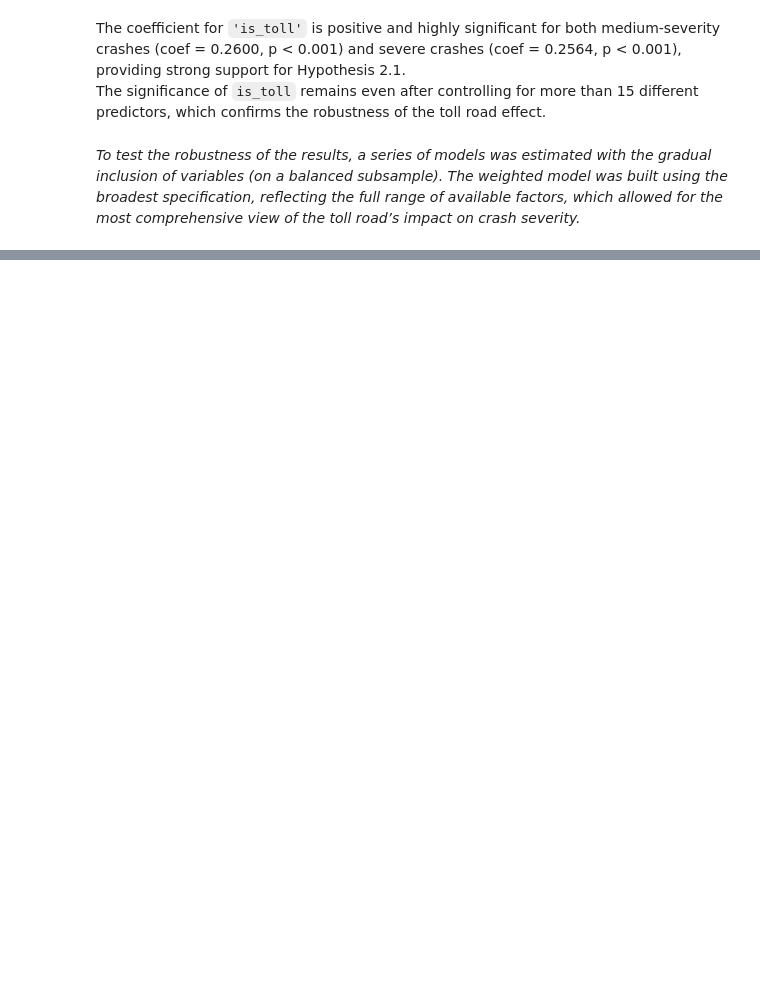
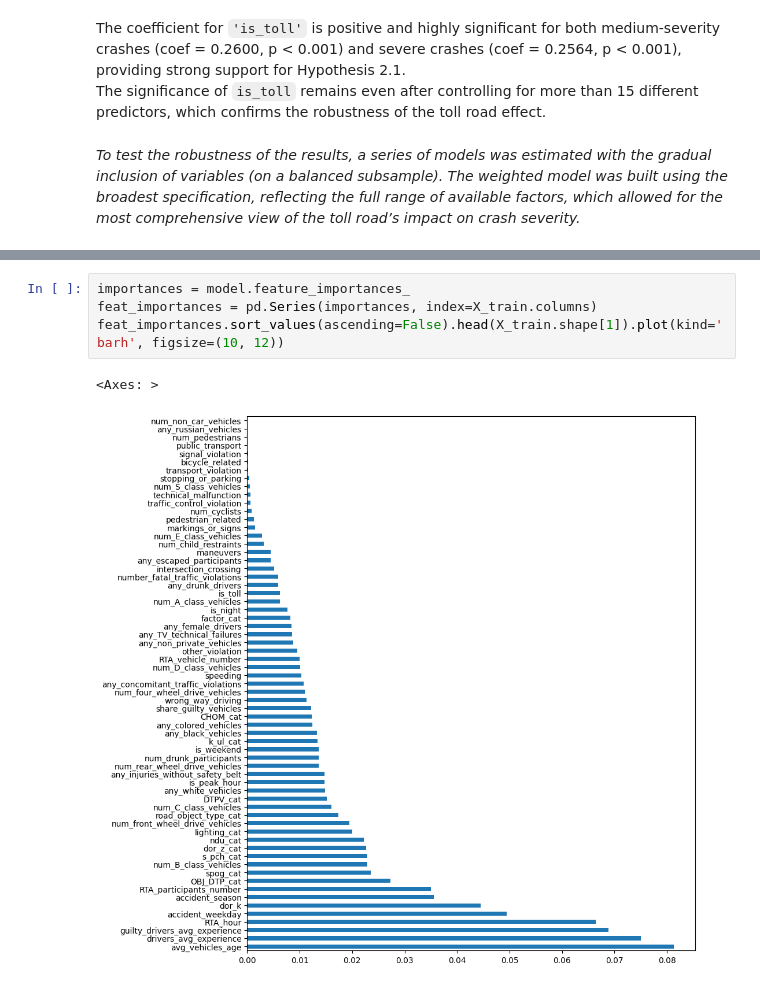
Before and after one commit to NastyaWheel/thesis, a Jupyter notebook: severity/severity_hypotheses.ipynb, the cells around one changed output, grey strips where cells are left out. Drawn from its saved outputs; the diff is of its cells as text; blank space fills up the shorter version.

```diff
--- a/severity/severity_hypotheses.ipynb
+++ b/severity/severity_hypotheses.ipynb
@@ -245,0 +1086,7 @@ _To test the robustness of the results, a series of models was estimated with th
+# %%
+importances = model.feature_importances_
+feat_importances = pd.Series(importances, index=X_train.columns)
+feat_importances.sort_values(ascending=False).head(X_train.shape[1]).plot(kind='barh', figsize=(10, 12))
+# %% [output]
+<Axes: >
+[figure, added]
```
Also changed, not shown: parts of 31 cells of this notebook.
